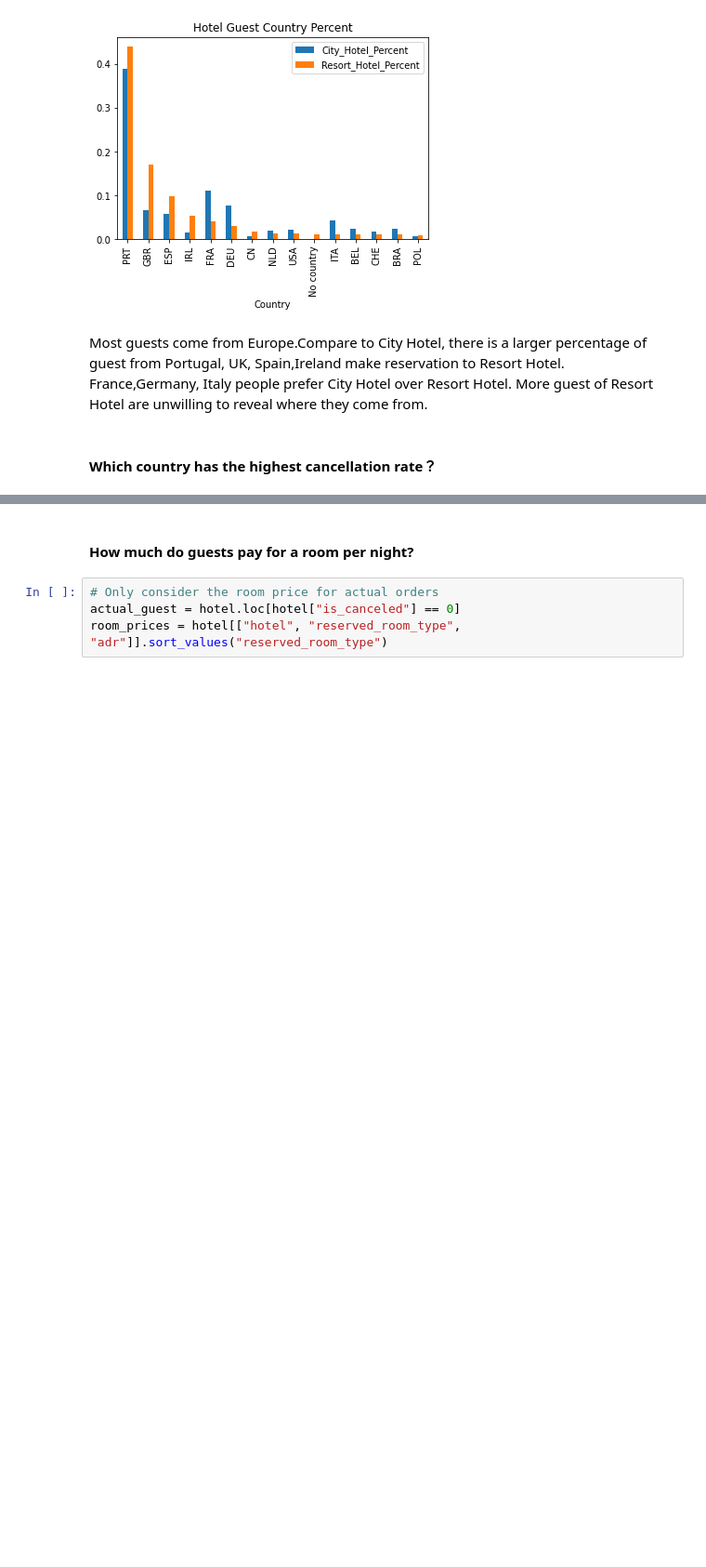
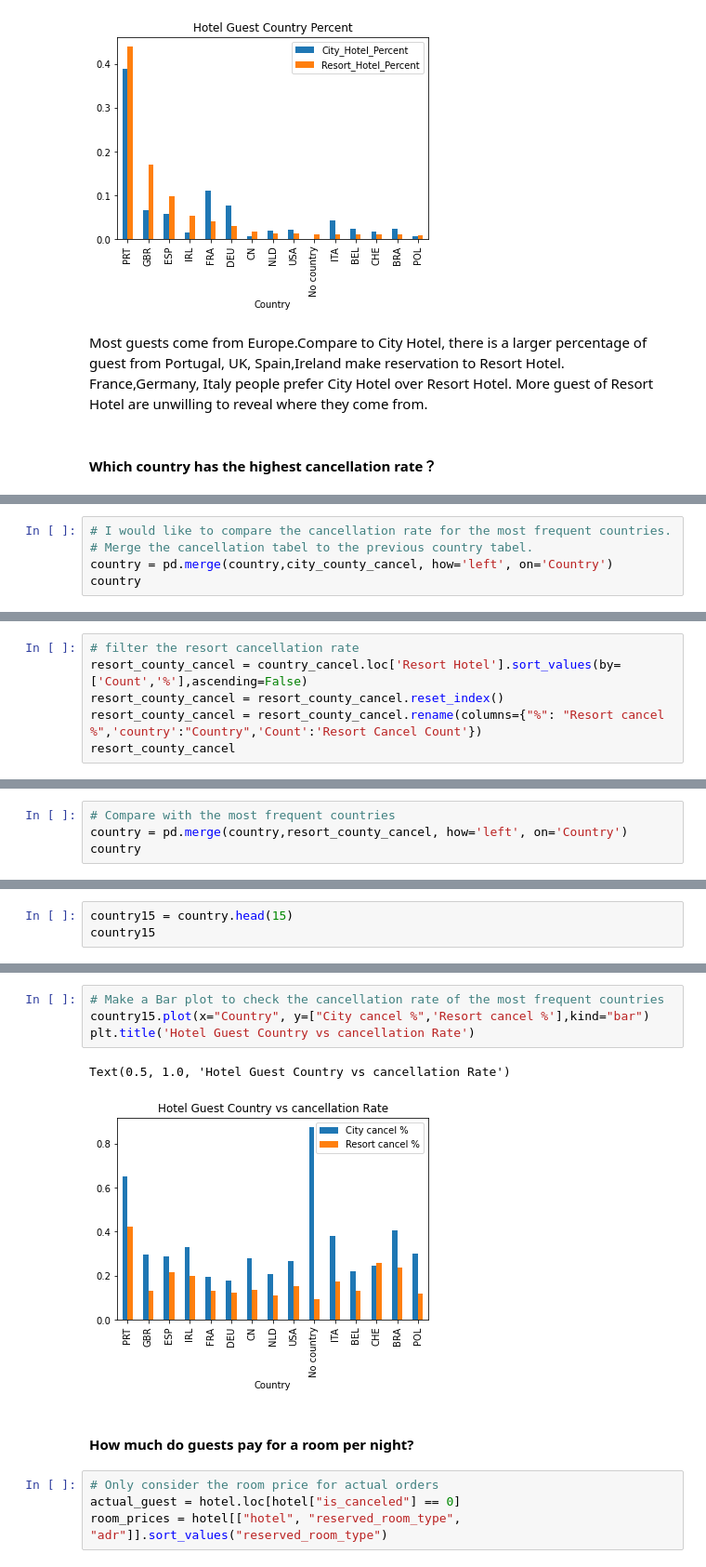
Before and after one commit to jkujuum/Hotel_Cancellation, a Jupyter notebook: Exploratory Data Analysis.ipynb, the cells around one changed output, grey strips where cells are left out. Shown at 93% size. Drawn from its saved outputs; the diff is of its cells as text; blank space fills up the shorter version.

```diff
--- a/Exploratory Data Analysis.ipynb
+++ b/Exploratory Data Analysis.ipynb
@@ -399,0 +385,5 @@ country_cancel.loc['Resort Hotel'].sort_values(by='%',ascending=False).head(15)
+# %%
+# I would like to compare the cancellation rate for the most frequent countries.
+# Merge the cancellation tabel to the previous country tabel.
+country = pd.merge(country,city_county_cancel, how='left', on='Country')
+country
@@ -399,0 +404,6 @@ country_cancel.loc['Resort Hotel'].sort_values(by='%',ascending=False).head(15)
+# %%
+# filter the resort cancellation rate
+resort_county_cancel = country_cancel.loc['Resort Hotel'].sort_values(by=['Count','%'],ascending=False)
+resort_county_cancel = resort_county_cancel.reset_index()
+resort_county_cancel = resort_county_cancel.rename(columns={"%": "Resort cancel %",'country':"Country",'Count':'Resort Cancel Count'})
+resort_county_cancel
@@ -399,0 +424,4 @@ country_cancel.loc['Resort Hotel'].sort_values(by='%',ascending=False).head(15)
+# %%
+# Compare with the most frequent countries
+country = pd.merge(country,resort_county_cancel, how='left', on='Country')
+country
@@ -399,0 +442,3 @@ country_cancel.loc['Resort Hotel'].sort_values(by='%',ascending=False).head(15)
+# %%
+country15 = country.head(15)
+country15
@@ -400,3 +462,10 @@ country_cancel.loc['Resort Hotel'].sort_values(by='%',ascending=False).head(15)
+# %%
+# Make a Bar plot to check the cancellation rate of the most frequent countries
+country15.plot(x="Country", y=["City cancel %",'Resort cancel %'],kind="bar")
+plt.title('Hotel Guest Country vs cancellation Rate')
+# %% [output]
+Text(0.5, 1.0, 'Hotel Guest Country vs cancellation Rate')
+[figure, added]
 # %% [markdown]
 #### How much do guests pay for a room per night?
 # %%
```
Also changed, not shown: parts of 11 cells of this notebook.
